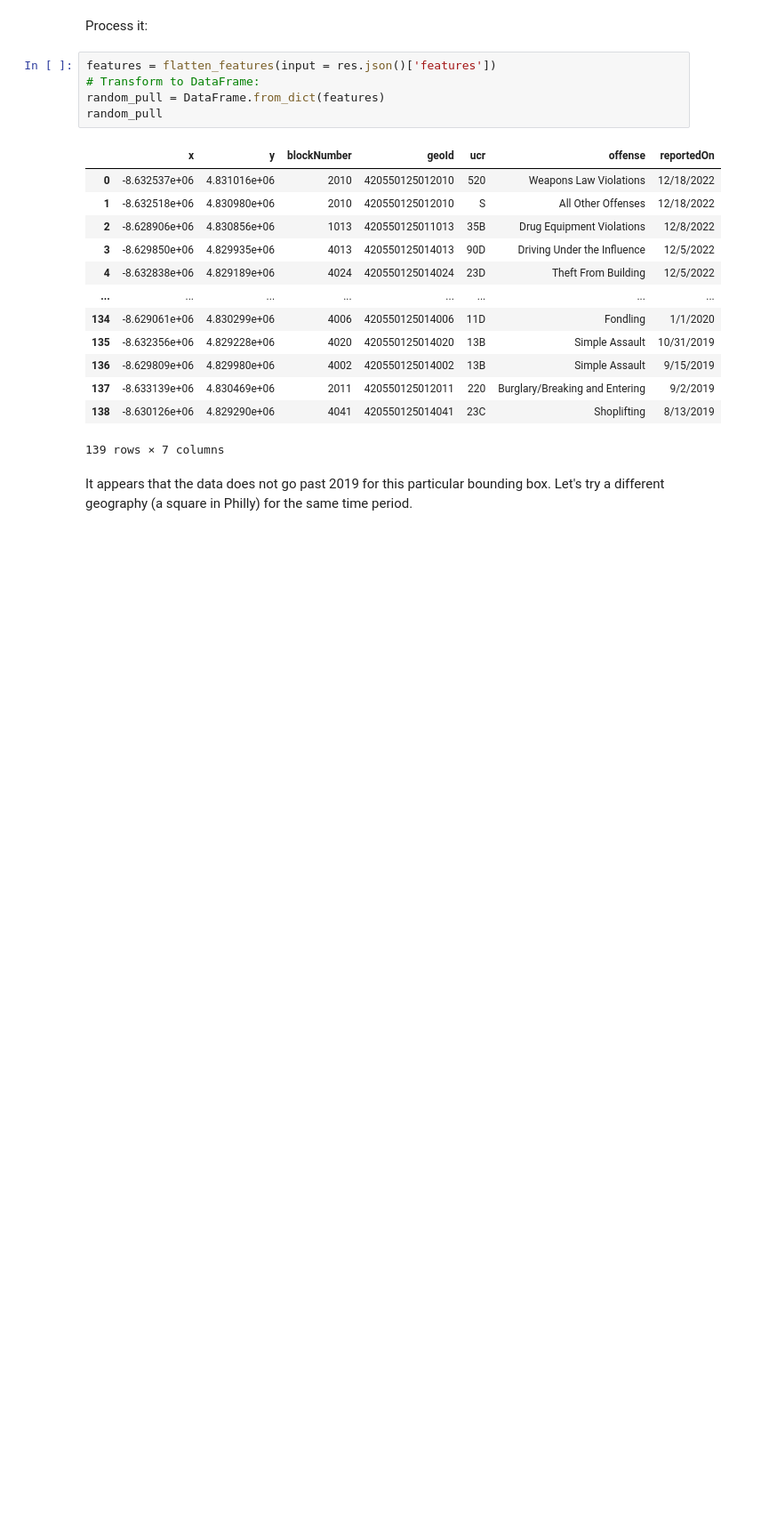
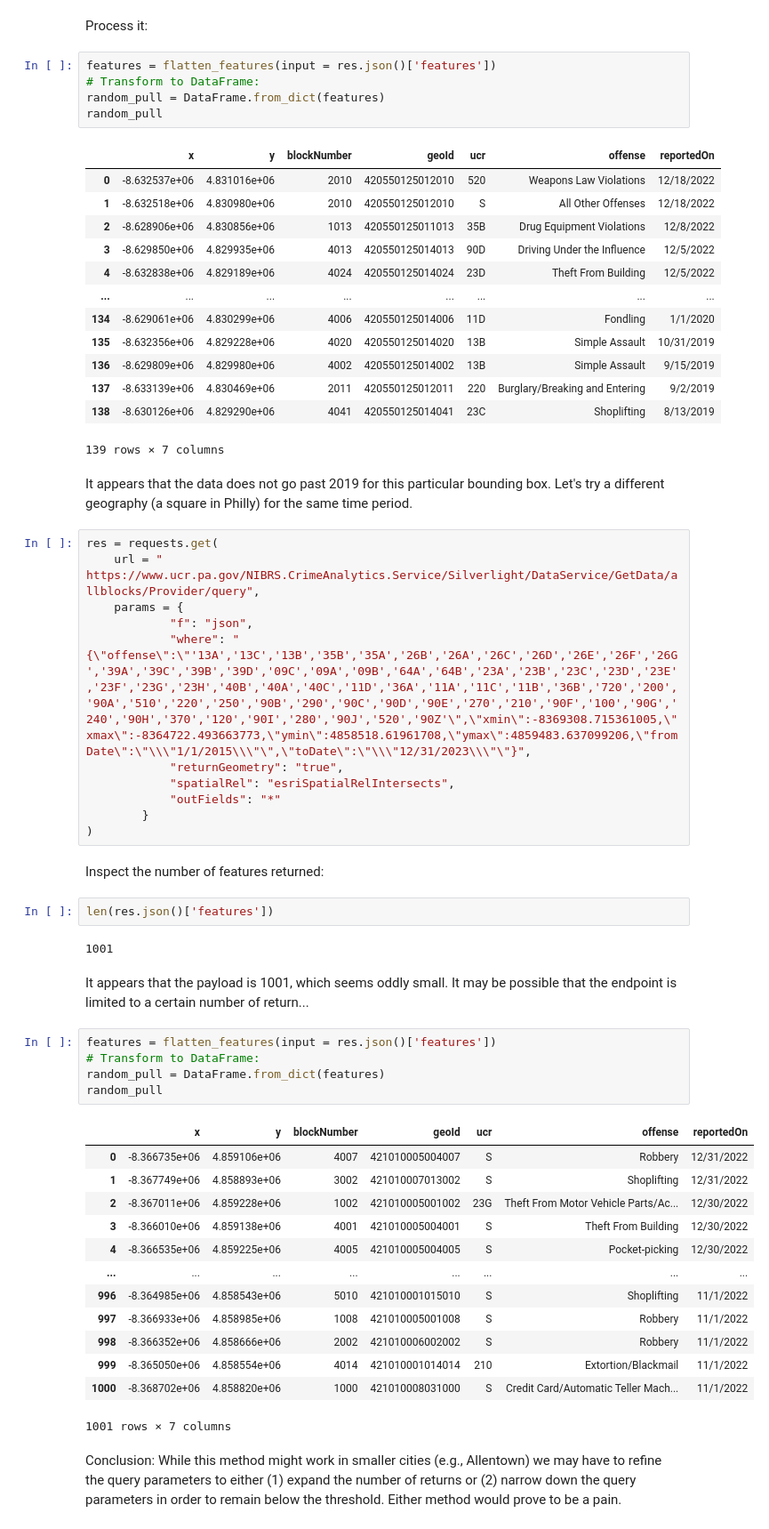
Before and after one commit to cllghn/datasets, a Jupyter notebook: pd-city-data.ipynb, the cells around one changed output. Shown at 89% size. Cells and saved outputs as stored; diff of their text form; blank space fills up the shorter version.

Commit message:
check tthe ucr pa endpoint

```diff
--- a/pd-city-data.ipynb
+++ b/pd-city-data.ipynb
@@ -181,6 +181,46 @@ random_pull
 139 rows × 7 columns
 # %% [markdown]
 It appears that the data does not go past 2019 for this particular bounding box. Let's try a different geography (a square in Philly) for the same time period.
+# %%
+res = requests.get(
+    url = "	https://www.ucr.pa.gov/NIBRS.CrimeAnalytics.Service/Silverlight/DataService/GetData/allblocks/Provider/query",
+    params = {
+			"f": "json",
+			"where": "{\"offense\":\"'13A','13C','13B','35B','35A','26B','26A','26C','26D','26E','26F','26G','39A','39C','39B','39D','09C','09A','09B','64A','64B','23A','23B','23C','23D','23E','23F','23G','23H','40B','40A','40C','11D','36A','11A','11C','11B','36B','720','200','90A','510','220','250','90B','290','90C','90D','90E','270','210','90F','100','90G','240','90H','370','120','90I','280','90J','520','90Z'\",\"xmin\":-8369308.715361005,\"xmax\":-8364722.493663773,\"ymin\":4858518.61961708,\"ymax\":4859483.637099206,\"fromDate\":\"\\\"1/1/2015\\\"\",\"toDate\":\"\\\"12/31/2023\\\"\"}",
+			"returnGeometry": "true",
+			"spatialRel": "esriSpatialRelIntersects",
+			"outFields": "*"
+		}
+)
+# %% [markdown]
+Inspect the number of features returned:
+# %%
+len(res.json()['features'])
+# %% [output]
+1001
+# %% [markdown]
+It appears that the payload is 1001, which seems oddly small. It may be possible that the endpoint is limited to a certain number of return...
+# %%
+features = flatten_features(input = res.json()['features'])
+# Transform to DataFrame:
+random_pull = DataFrame.from_dict(features)
+random_pull
+# %% [output]
+|  | x | y | blockNumber | geoId | ucr | offense | reportedOn |
+| 0 | -8.366735e+06 | 4.859106e+06 | 4007 | 421010005004007 | S | Robbery | 12/31/2022 |
+| 1 | -8.367749e+06 | 4.858893e+06 | 3002 | 421010007013002 | S | Shoplifting | 12/31/2022 |
+| 2 | -8.367011e+06 | 4.859228e+06 | 1002 | 421010005001002 | 23G | Theft From Motor Vehicle Parts/Ac... | 12/30/2022 |
+| 3 | -8.366010e+06 | 4.859138e+06 | 4001 | 421010005004001 | S | Theft From Building | 12/30/2022 |
+| 4 | -8.366535e+06 | 4.859225e+06 | 4005 | 421010005004005 | S | Pocket-picking | 12/30/2022 |
+| ... | ... | ... | ... | ... | ... | ... | ... |
+| 996 | -8.364985e+06 | 4.858543e+06 | 5010 | 421010001015010 | S | Shoplifting | 11/1/2022 |
+| 997 | -8.366933e+06 | 4.858985e+06 | 1008 | 421010005001008 | S | Robbery | 11/1/2022 |
+| 998 | -8.366352e+06 | 4.858666e+06 | 2002 | 421010006002002 | S | Robbery | 11/1/2022 |
+| 999 | -8.365050e+06 | 4.858554e+06 | 4014 | 421010001014014 | 210 | Extortion/Blackmail | 11/1/2022 |
+| 1000 | -8.368702e+06 | 4.858820e+06 | 1000 | 421010008031000 | S | Credit Card/Automatic Teller Mach... | 11/1/2022 |
+1001 rows × 7 columns
+# %% [markdown]
+Conclusion: While this method might work in smaller cities (e.g., Allentown) we may have to refine the query parameters to either (1) expand the number of returns or (2) narrow down the query parameters in order to remain below the threshold. Either method would prove to be a pain.
 # %%
 # Bounding box for Allentown
 #40.5849952,-75.504076
```
Also changed, not shown: parts of 1 cell of this notebook.
